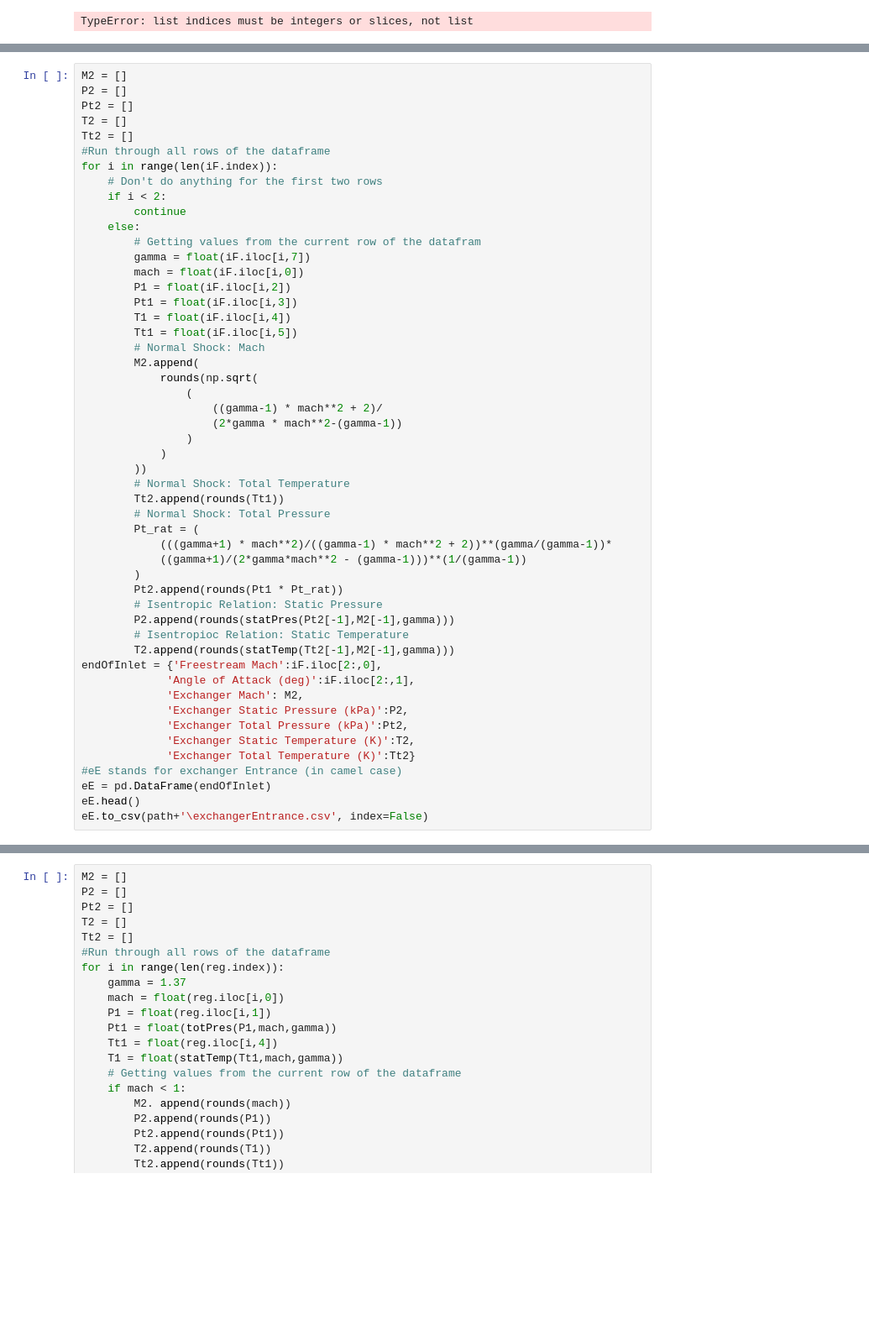
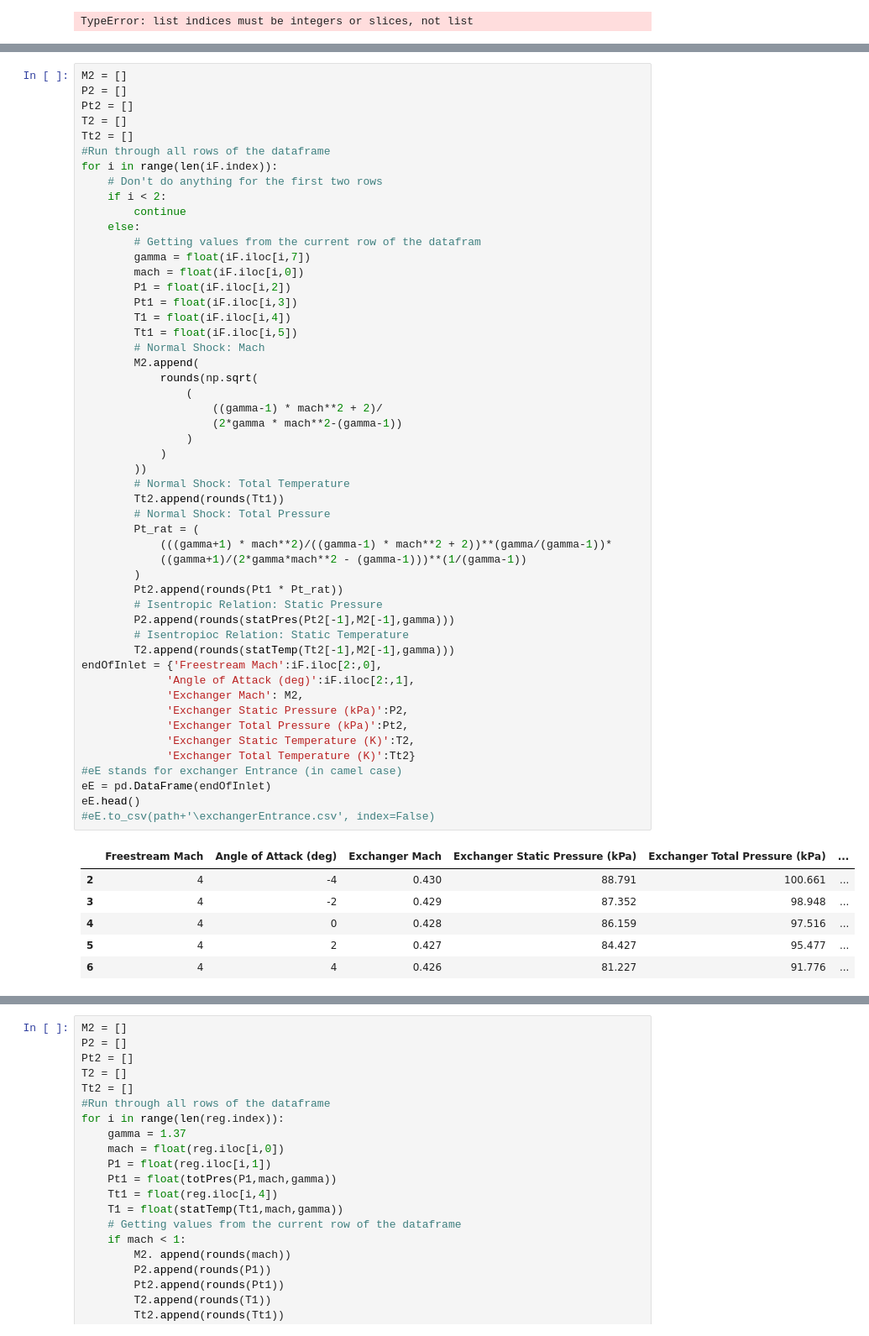
Before and after one commit to BananaBonanza/AAE537, a Jupyter notebook: projectInletConditions.ipynb, the cells around one changed output, grey strips where cells are left out. Shown at 84% size. Drawn from its saved outputs; the diff is of its cells as text; blank space fills up the shorter version.

```diff
--- a/projectInletConditions.ipynb
+++ b/projectInletConditions.ipynb
@@ -294,34 +287,41 @@ for i in range(len(iF.index)):
         M2.append(
             rounds(np.sqrt(
                 (
                     ((gamma-1) * mach**2 + 2)/
                     (2*gamma * mach**2-(gamma-1))
                 )
             )
         ))
         # Normal Shock: Total Temperature
         Tt2.append(rounds(Tt1))
         # Normal Shock: Total Pressure
         Pt_rat = (
             (((gamma+1) * mach**2)/((gamma-1) * mach**2 + 2))**(gamma/(gamma-1))*
             ((gamma+1)/(2*gamma*mach**2 - (gamma-1)))**(1/(gamma-1))
         )
         Pt2.append(rounds(Pt1 * Pt_rat))
         # Isentropic Relation: Static Pressure
         P2.append(rounds(statPres(Pt2[-1],M2[-1],gamma)))
         # Isentropioc Relation: Static Temperature
         T2.append(rounds(statTemp(Tt2[-1],M2[-1],gamma)))
 endOfInlet = {'Freestream Mach':iF.iloc[2:,0],
              'Angle of Attack (deg)':iF.iloc[2:,1],
              'Exchanger Mach': M2,
              'Exchanger Static Pressure (kPa)':P2,
              'Exchanger Total Pressure (kPa)':Pt2,
              'Exchanger Static Temperature (K)':T2,
              'Exchanger Total Temperature (K)':Tt2}
 #eE stands for exchanger Entrance (in camel case)
 eE = pd.DataFrame(endOfInlet)
 eE.head()
-eE.to_csv(path+'\exchangerEntrance.csv', index=False)
+#eE.to_csv(path+'\exchangerEntrance.csv', index=False)
+# %% [output]
+|  | Freestream Mach | Angle of Attack (deg) | Exchanger Mach | Exchanger Static Pressure (kPa) | Exchanger Total Pressure (kPa) | ... |
+| 2 | 4 | -4 | 0.430 | 88.791 | 100.661 | ... |
+| 3 | 4 | -2 | 0.429 | 87.352 | 98.948 | ... |
+| 4 | 4 | 0 | 0.428 | 86.159 | 97.516 | ... |
+| 5 | 4 | 2 | 0.427 | 84.427 | 95.477 | ... |
+| 6 | 4 | 4 | 0.426 | 81.227 | 91.776 | ... |
 # %%
 #These next few code blocks are constructed to
 ## generate a linear interpolation. This interpolation
```
Also changed, not shown: parts of 10 cells of this notebook.
